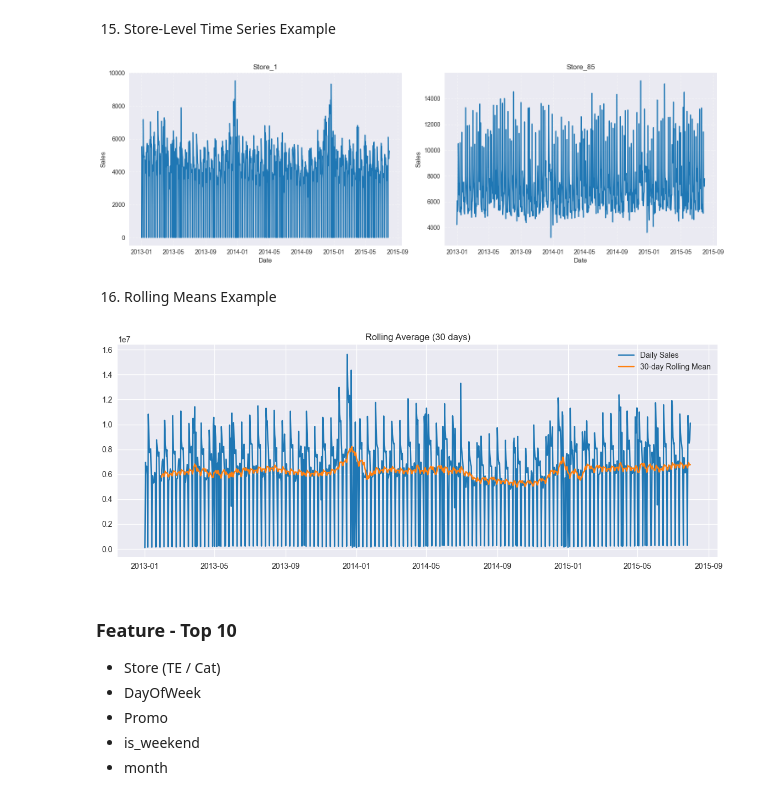
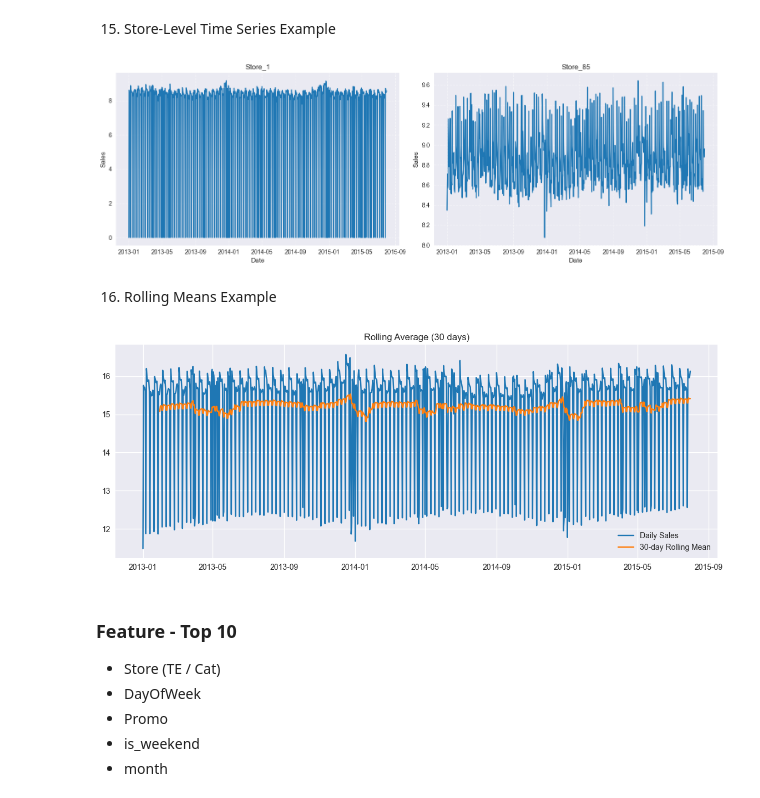
Before and after one commit to vburlay/Rossmann, a Jupyter notebook: notebooks/rossmann_eda.ipynb, the cells around one changed output. Saved outputs shown, nothing was run; the diff lists cells and outputs as text; code cells hidden in the pictures.

```diff
--- a/notebooks/rossmann_eda.ipynb
+++ b/notebooks/rossmann_eda.ipynb
@@ -140,6 +254,8 @@ for m in months:
     df[f'Promo_{m}'] = df["PromoInterval"].apply(lambda x: 1 if m in str(x) else 0)
 # Удаляем исходную колонку
 df.drop(columns = ['PromoInterval'], inplace=True)
+# сортировать по времени - Без этого любые лаги, rolling и diff — невалидны.
+df = df.sort_values(["Store", "Date"])
 # %%
 plt.figure(figsize=(12,4))
 sns.heatmap(df.isnull(), cbar=False)
@@ -330,8 +484,9 @@ plt.show()
 15. Store-Level Time Series Example
 # %%
 #df[df.Store.isin([1,85])]
-store_85 = df[df.Store == 85].groupby("Date")["Sales"].sum()
-store_1= df[df.Store == 1].groupby("Date")["Sales"].sum()
+
+store_85 = df[df.Store == 85].groupby("Date")["Sales_log"].sum()
+store_1= df[df.Store == 1].groupby("Date")["Sales_log"].sum()
 plots = [
     ("Store_1 – Daily Sales", store_1),
     ("Store_85 – Daily Sales", store_85)
@@ -350,20 +505,20 @@ for i, (title, series) in enumerate(plots):
 plt.tight_layout()
 plt.show()
 # %% [output]
-[figure, old version]
+[figure, new version]
 # %% [markdown]
 16. Rolling Means Example
 # %%
-daily = df.groupby("Date")["Sales"].sum().sort_index()
+daily = np.log1p(df.groupby("Date")["Sales"].sum()).sort_index()
 daily_rolling = daily.rolling(30).mean()
 plt.figure(figsize=(14,5))
 plt.plot(daily, label="Daily Sales")
 plt.plot(daily_rolling, label="30-day Rolling Mean")
 plt.legend()
 plt.title("Rolling Average (30 days)")
 plt.show()
 # %% [output]
-[figure, old version]
+[figure, new version]
 # %% [markdown]
 ### Feature - Top 10
 - Store (TE / Cat)
```
Also changed, not shown: parts of 21 cells of this notebook.
